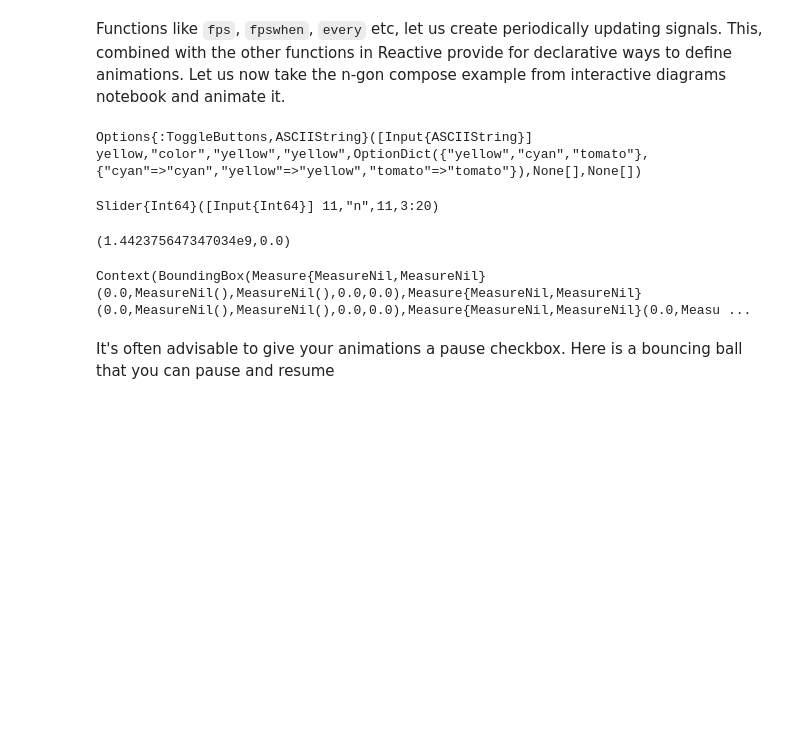
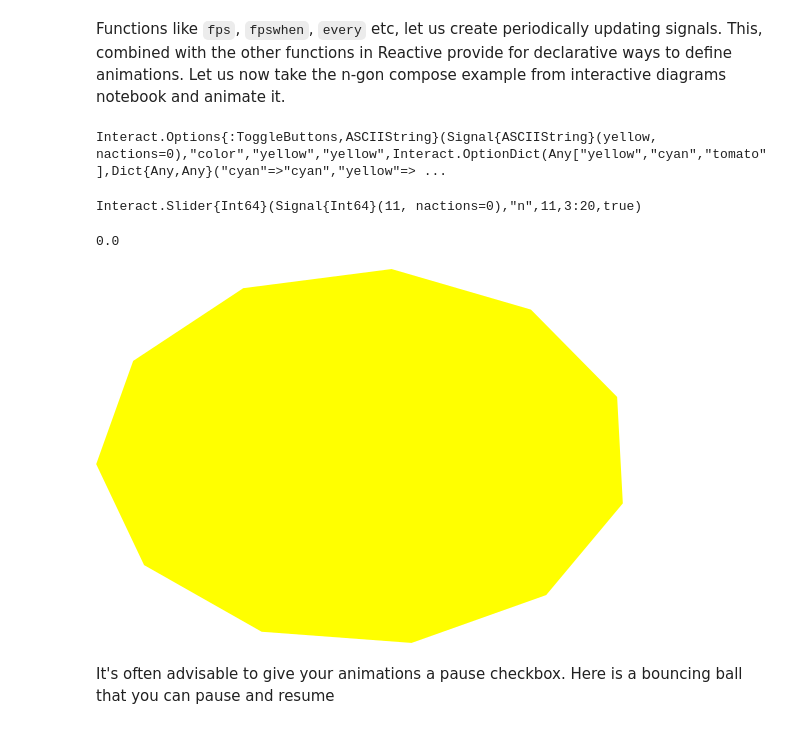
Before and after one commit to JuliaGizmos/Interact.jl, a Jupyter notebook: doc/notebooks/04-Animations.ipynb, the cells around one changed output. Saved outputs shown, nothing was run; the diff lists cells and outputs as text; code cells hidden in the pictures; blank space fills up the shorter version.

```diff
--- a/doc/notebooks/04-Animations.ipynb
+++ b/doc/notebooks/04-Animations.ipynb
@@ -11,17 +11,17 @@ Functions like `fps`, `fpswhen`, `every` etc, let us create periodically updatin
 # %%
 using Colors
 using Compose
 
-@manipulate for color=["yellow", "cyan", "tomato"], n=3:20, t_dt=timestamp(fps(30.))
-    t, dt = t_dt # current time, time since last frame
+@manipulate for color=["yellow", "cyan", "tomato"], n=3:20, ticks=fps(30.)
+    t = time()
     compose(context(), fill(parse(Colorant, color)),
     polygon([((1+sin(θ+t))/2, (1+cos(θ+t))/2) for θ in 0:2π/n:2π]))
 end
 # %% [output]
-Options{:ToggleButtons,ASCIIString}([Input{ASCIIString}] yellow,"color","yellow","yellow",OptionDict({"yellow","cyan","tomato"},{"cyan"=>"cyan","yellow"=>"yellow","tomato"=>"tomato"}),None[],None[])
+Interact.Options{:ToggleButtons,ASCIIString}(Signal{ASCIIString}(yellow, nactions=0),"color","yellow","yellow",Interact.OptionDict(Any["yellow","cyan","tomato"],Dict{Any,Any}("cyan"=>"cyan","yellow"=> ...
-Slider{Int64}([Input{Int64}] 11,"n",11,3:20)
+Interact.Slider{Int64}(Signal{Int64}(11, nactions=0),"n",11,3:20,true)
-(1.442375647347034e9,0.0)
+0.0
-Context(BoundingBox(Measure{MeasureNil,MeasureNil}(0.0,MeasureNil(),MeasureNil(),0.0,0.0),Measure{MeasureNil,MeasureNil}(0.0,MeasureNil(),MeasureNil(),0.0,0.0),Measure{MeasureNil,MeasureNil}(0.0,Measu ...
+[figure, added]
 # %% [markdown]
 It's often advisable to give your animations a pause checkbox. Here is a bouncing ball that you can pause and resume
 # %%
```
Also changed, not shown: parts of 4 cells of this notebook, 3 other files.
